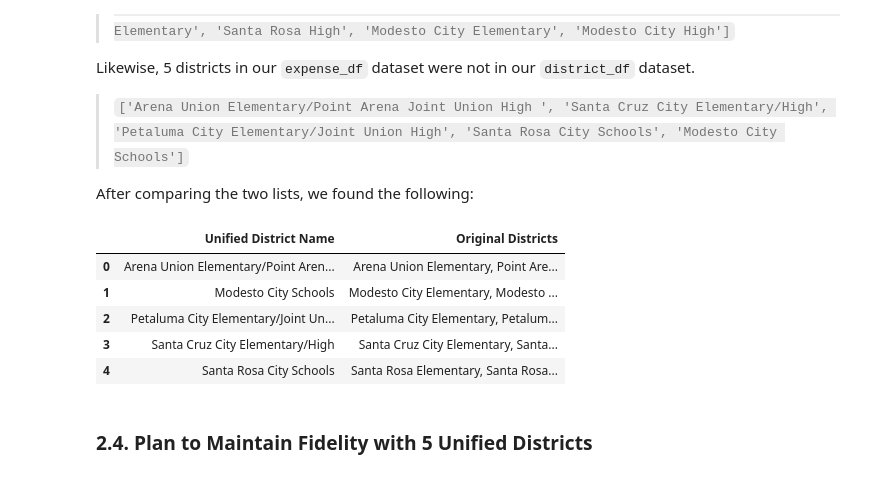
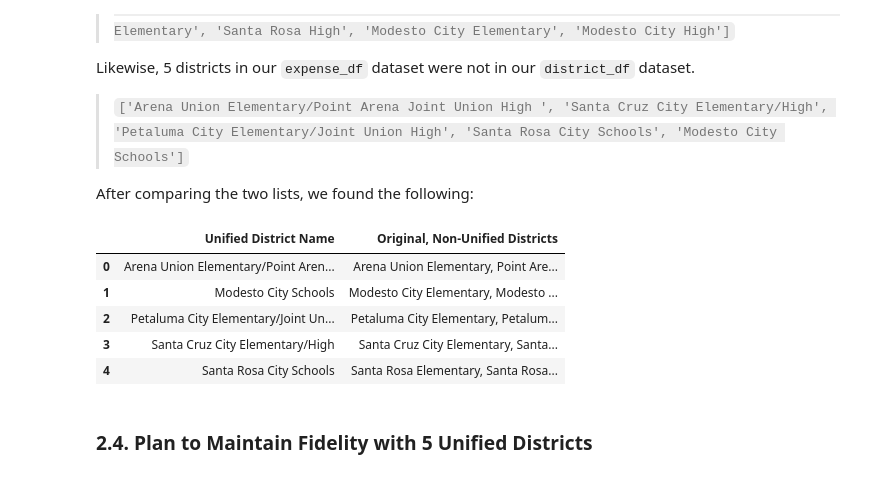
Before and after one commit to lquuu/593-milestone-1, a Jupyter notebook: deepnote/SIADS_593_Milestone_Project/Notebook 1- Data Cleaning, Merging, & Exportation.ipynb, the cells around one changed output. Cells and saved outputs as stored; diff of their text form; code cells hidden in the pictures.

```diff
--- a/deepnote/SIADS_593_Milestone_Project/Notebook 1- Data Cleaning, Merging, & Exportation.ipynb
+++ b/deepnote/SIADS_593_Milestone_Project/Notebook 1- Data Cleaning, Merging, & Exportation.ipynb
@@ -151,30 +151,30 @@ After comparing the two lists, we found the following:
 # %%
 # Create a dictionary to map the non-unified district names to their unified names
 district_table_dict = {
     'Arena Union Elementary': 'Arena Union Elementary/Point Arena Joint Union High ',
     'Point Arena Joint Union High': 'Arena Union Elementary/Point Arena Joint Union High ',
     'Santa Cruz City Elementary': 'Santa Cruz City Elementary/High',
     'Santa Cruz City High': 'Santa Cruz City Elementary/High',
     'Petaluma City Elementary': 'Petaluma City Elementary/Joint Union High',
     'Petaluma Joint Union High': 'Petaluma City Elementary/Joint Union High',
     'Santa Rosa Elementary': 'Santa Rosa City Schools',
     'Santa Rosa High': 'Santa Rosa City Schools',
     'Modesto City Elementary': 'Modesto City Schools',
     'Modesto City High': 'Modesto City Schools'
 }
 
 # Create a DataFrame from the dictionary to display the mapping of non-unified to unified district names
 dict_df = (
-    pd.DataFrame(list(district_table_dict.items()), columns=['Original Districts', 'Unified District Name'])
-    .groupby('Unified District Name')['Original Districts']
+    pd.DataFrame(list(district_table_dict.items()), columns=['Original, Non-Unified Districts', 'Unified District Name'])
+    .groupby('Unified District Name')['Original, Non-Unified Districts']
     .apply(lambda x: ', '.join(x))
     .reset_index()
 )
 
 # Display the DataFrame
 display(dict_df)
 # %% [output]
-|  | Unified District Name | Original Districts |
+|  | Unified District Name | Original, Non-Unified Districts |
 | 0 | Arena Union Elementary/Point Aren... | Arena Union Elementary, Point Are... |
 | 1 | Modesto City Schools | Modesto City Elementary, Modesto ... |
 | 2 | Petaluma City Elementary/Joint Un... | Petaluma City Elementary, Petalum... |
```
